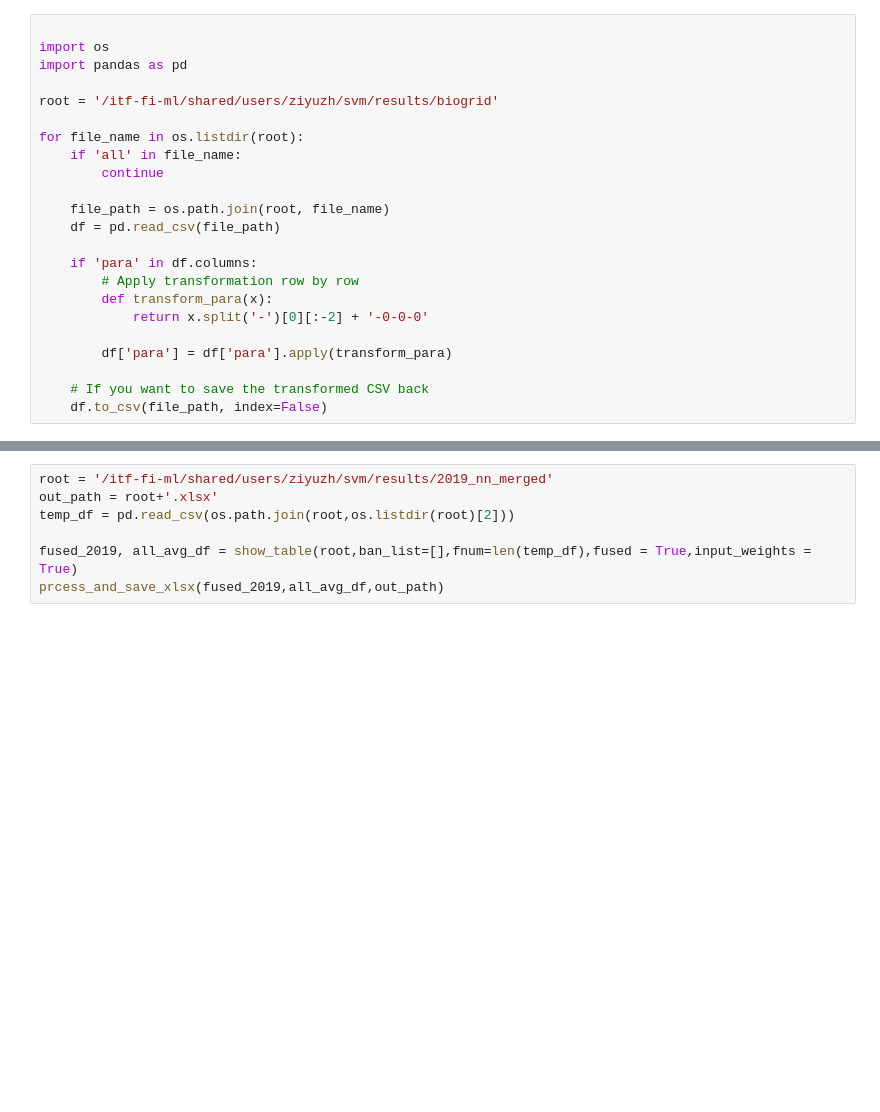
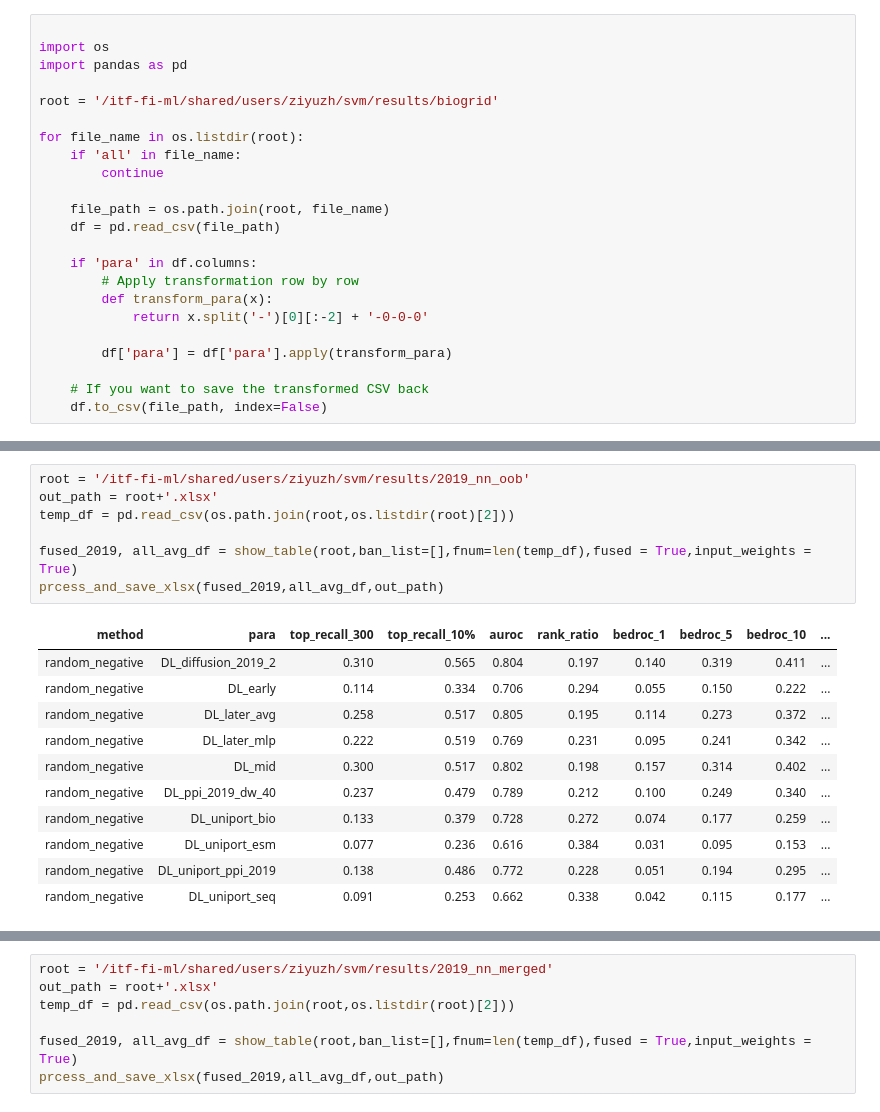
Before and after one commit to ZiyuZhang1/svm, a Jupyter notebook: src/results_analysis_all_bioweights.ipynb, the cells around one changed output, grey strips where cells are left out. Drawn from its saved outputs; the diff is of its cells as text; blank space fills up the shorter version.

```diff
--- a/src/results_analysis_all_bioweights.ipynb
+++ b/src/results_analysis_all_bioweights.ipynb
@@ -596,0 +625,19 @@ for file_name in os.listdir(root):
+# %%
+root = '/itf-fi-ml/shared/users/ziyuzh/svm/results/2019_nn_oob'
+out_path = root+'.xlsx'
+temp_df = pd.read_csv(os.path.join(root,os.listdir(root)[2]))
+
+fused_2019, all_avg_df = show_table(root,ban_list=[],fnum=len(temp_df),fused = True,input_weights = True)
+prcess_and_save_xlsx(fused_2019,all_avg_df,out_path)
+# %% [output]
+| method | para | top_recall_300 | top_recall_10% | auroc | rank_ratio | bedroc_1 | bedroc_5 | bedroc_10 | ... |
+| random_negative | DL_diffusion_2019_2 | 0.310 | 0.565 | 0.804 | 0.197 | 0.140 | 0.319 | 0.411 | ... |
+| random_negative | DL_early | 0.114 | 0.334 | 0.706 | 0.294 | 0.055 | 0.150 | 0.222 | ... |
+| random_negative | DL_later_avg | 0.258 | 0.517 | 0.805 | 0.195 | 0.114 | 0.273 | 0.372 | ... |
+| random_negative | DL_later_mlp | 0.222 | 0.519 | 0.769 | 0.231 | 0.095 | 0.241 | 0.342 | ... |
+| random_negative | DL_mid | 0.300 | 0.517 | 0.802 | 0.198 | 0.157 | 0.314 | 0.402 | ... |
+| random_negative | DL_ppi_2019_dw_40 | 0.237 | 0.479 | 0.789 | 0.212 | 0.100 | 0.249 | 0.340 | ... |
+| random_negative | DL_uniport_bio | 0.133 | 0.379 | 0.728 | 0.272 | 0.074 | 0.177 | 0.259 | ... |
+| random_negative | DL_uniport_esm | 0.077 | 0.236 | 0.616 | 0.384 | 0.031 | 0.095 | 0.153 | ... |
+| random_negative | DL_uniport_ppi_2019 | 0.138 | 0.486 | 0.772 | 0.228 | 0.051 | 0.194 | 0.295 | ... |
+| random_negative | DL_uniport_seq | 0.091 | 0.253 | 0.662 | 0.338 | 0.042 | 0.115 | 0.177 | ... |
```
Also changed, not shown: parts of 15 cells of this notebook, 53 other files.
